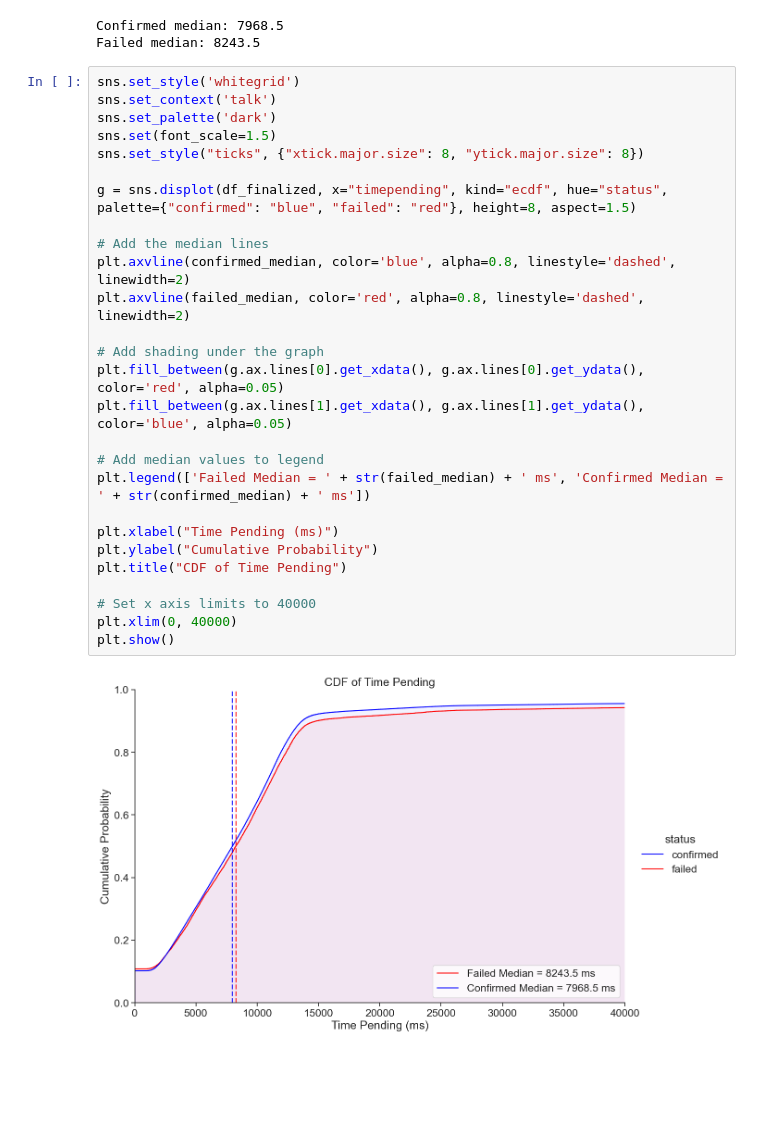
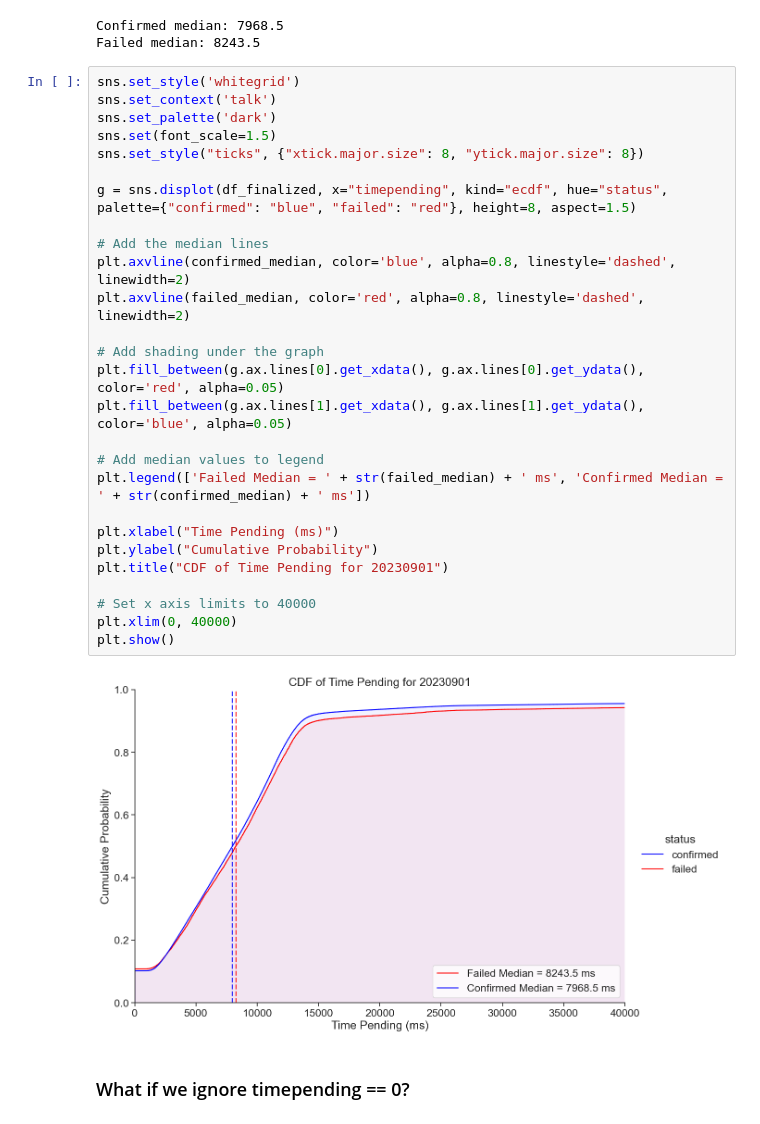
Before and after one commit to krzhang/camcos, a Jupyter notebook: CAMCOS_2023F/Data_Exploration/data_trim_single_day.ipynb, the cells around one changed output. Cells and saved outputs as stored; diff of their text form; blank space fills up the shorter version.

```diff
--- a/CAMCOS_2023F/Data_Exploration/data_trim_single_day.ipynb
+++ b/CAMCOS_2023F/Data_Exploration/data_trim_single_day.ipynb
@@ -225,29 +225,31 @@ Failed median: 8243.5
 # %%
 sns.set_style('whitegrid')
 sns.set_context('talk')
 sns.set_palette('dark')
 sns.set(font_scale=1.5)
 sns.set_style("ticks", {"xtick.major.size": 8, "ytick.major.size": 8})
 
 g = sns.displot(df_finalized, x="timepending", kind="ecdf", hue="status", palette={"confirmed": "blue", "failed": "red"}, height=8, aspect=1.5)
 
 # Add the median lines
 plt.axvline(confirmed_median, color='blue', alpha=0.8, linestyle='dashed', linewidth=2)
 plt.axvline(failed_median, color='red', alpha=0.8, linestyle='dashed', linewidth=2)
 
 # Add shading under the graph
 plt.fill_between(g.ax.lines[0].get_xdata(), g.ax.lines[0].get_ydata(), color='red', alpha=0.05)
 plt.fill_between(g.ax.lines[1].get_xdata(), g.ax.lines[1].get_ydata(), color='blue', alpha=0.05)
 
 # Add median values to legend
 plt.legend(['Failed Median = ' + str(failed_median) + ' ms', 'Confirmed Median = ' + str(confirmed_median) + ' ms'])
 
 plt.xlabel("Time Pending (ms)")
 plt.ylabel("Cumulative Probability")
-plt.title("CDF of Time Pending")
+plt.title("CDF of Time Pending for 20230901")
 
 # Set x axis limits to 40000
 plt.xlim(0, 40000)
 plt.show()
 # %% [output]
-[figure, old version]
+[figure, new version]
+# %% [markdown]
+### What if we ignore timepending == 0?
```
Also changed, not shown: parts of 2 cells of this notebook.
